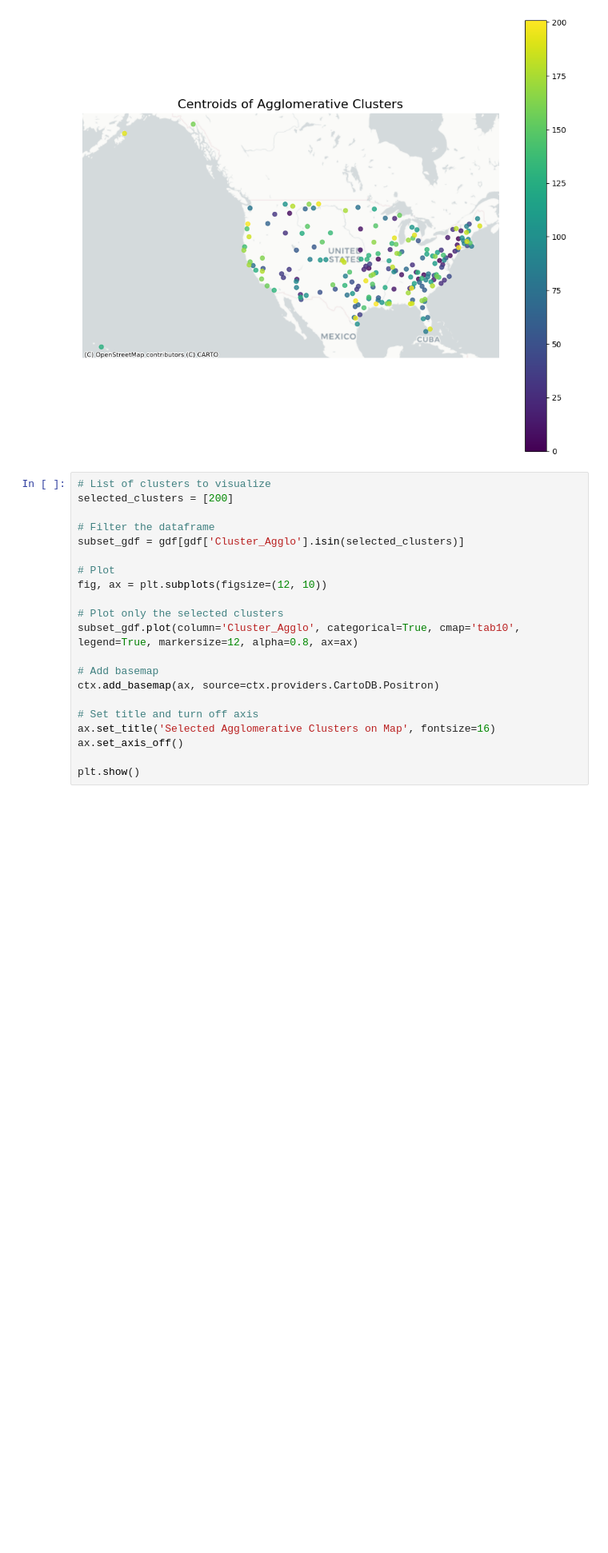
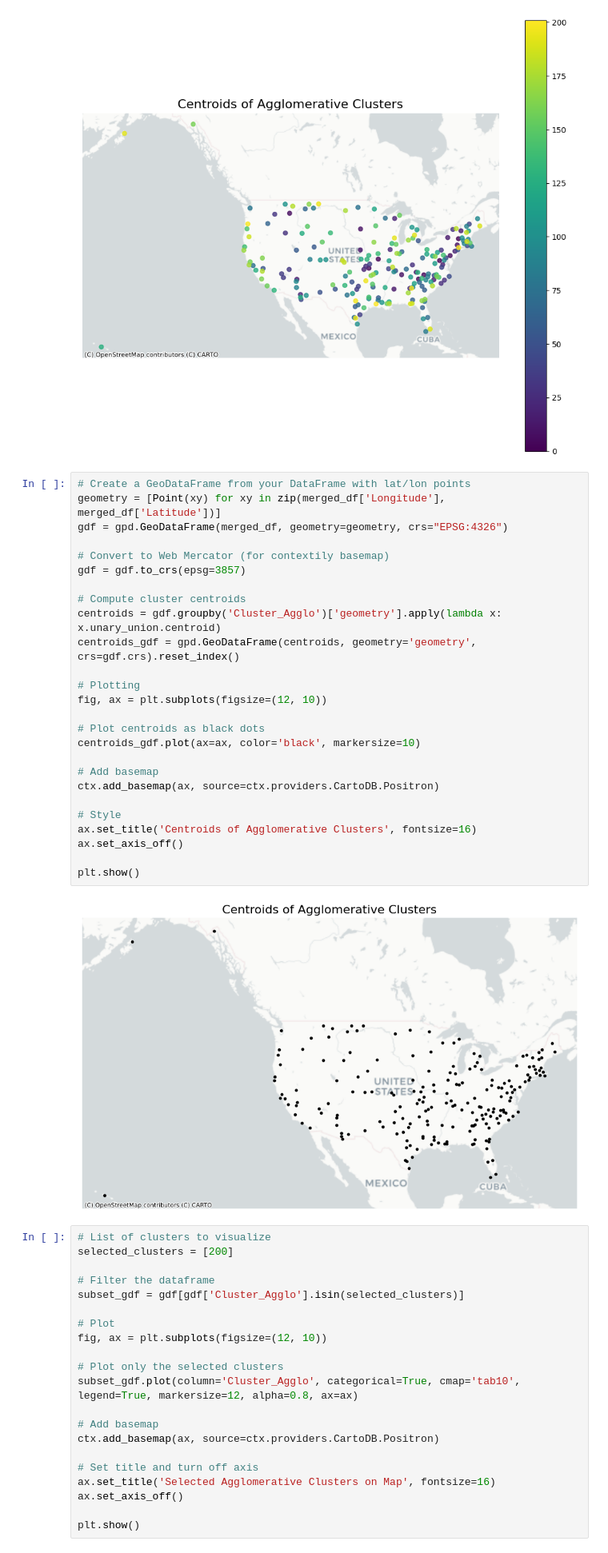
Before and after one commit to sagniksinha/CS8903_HAAG_Spatial_Camera_Trap_Summer2025, a Jupyter notebook: Clustering_vizualization.ipynb, the cells around one changed output. Shown at 80% size. Drawn from its saved outputs; the diff is of its cells as text; blank space fills up the shorter version.

```diff
--- a/Clustering_vizualization.ipynb
+++ b/Clustering_vizualization.ipynb
@@ -77,6 +85,34 @@ ax.set_axis_off()
 plt.show()
 # %% [output]
 [figure]
+# %%
+# Create a GeoDataFrame from your DataFrame with lat/lon points
+geometry = [Point(xy) for xy in zip(merged_df['Longitude'], merged_df['Latitude'])]
+gdf = gpd.GeoDataFrame(merged_df, geometry=geometry, crs="EPSG:4326")
+
+# Convert to Web Mercator (for contextily basemap)
+gdf = gdf.to_crs(epsg=3857)
+
+# Compute cluster centroids
+centroids = gdf.groupby('Cluster_Agglo')['geometry'].apply(lambda x: x.unary_union.centroid)
+centroids_gdf = gpd.GeoDataFrame(centroids, geometry='geometry', crs=gdf.crs).reset_index()
+
+# Plotting
+fig, ax = plt.subplots(figsize=(12, 10))
+
+# Plot centroids as black dots
+centroids_gdf.plot(ax=ax, color='black', markersize=10)
+
+# Add basemap
+ctx.add_basemap(ax, source=ctx.providers.CartoDB.Positron)
+
+# Style
+ax.set_title('Centroids of Agglomerative Clusters', fontsize=16)
+ax.set_axis_off()
+
+plt.show()
+# %% [output]
+[figure, added]
 # %%
 # List of clusters to visualize
 selected_clusters = [200]
```
Also changed, not shown: parts of 11 cells of this notebook, 1 other file.
